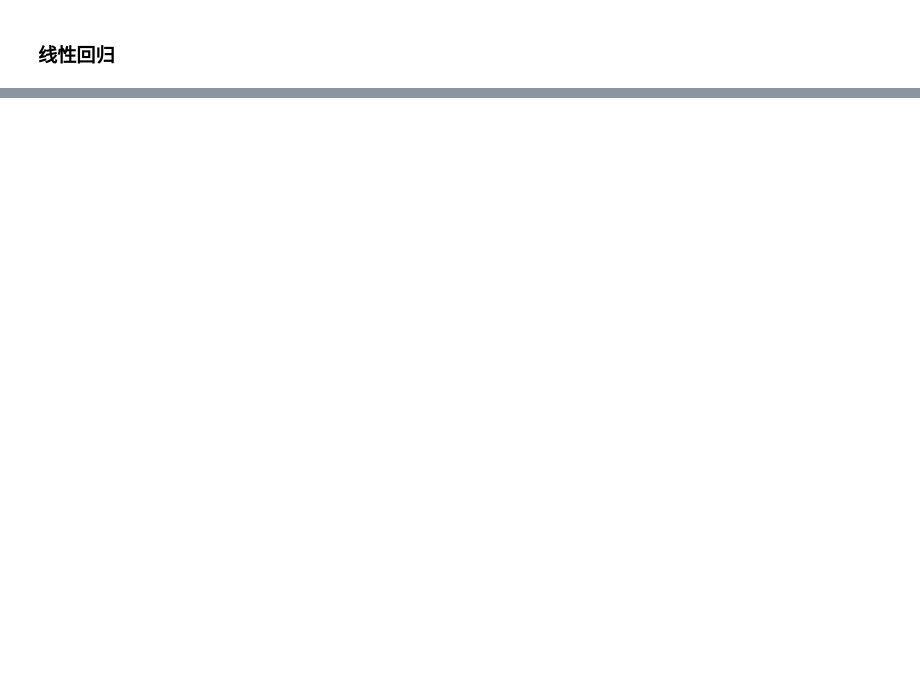
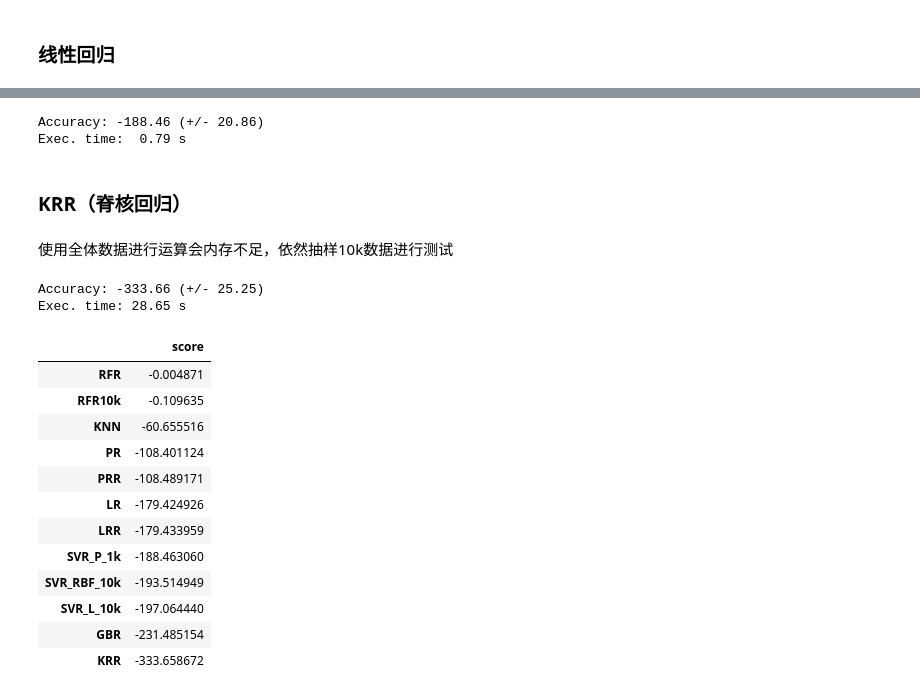
Before and after one commit to aoba98/bishe, a Jupyter notebook: 美国小麦.ipynb, the cells around one changed output, grey strips where cells are left out. Saved outputs shown, nothing was run; the diff lists cells and outputs as text; code cells hidden in the pictures; blank space fills up the shorter version.

```diff
--- a/美国小麦.ipynb
+++ b/美国小麦.ipynb
@@ -716,0 +850,55 @@ ValueError: Input contains NaN, infinity or a value too large for dtype('float64
+# %%
+# 进一步缩减到1k
+idx = np.random.choice(len(X_train), size=1000, replace=False)
+X_train_part = X_train.iloc[idx]
+y_train_part = y_train.iloc[idx]
+now = time.time()
+est = SVR(kernel='poly', C=1e3, degree=2)
+scores = cross_val_score(est, X_train_part, y_train_part, cv=kf, scoring=cv_scoring)
+print("Accuracy: %0.2f (+/- %0.2f)" % (scores.mean(), scores.std() * 2))
+after = time.time()
+print('Exec. time: {:5.2f} s'.format(after-now))
+score_all['SVR_P_1k'] = scores.mean()
+# %% [output]
+Accuracy: -188.46 (+/- 20.86)
+Exec. time:  0.79 s
+# %% [markdown]
+### KRR（脊核回归）
+# %% [markdown]
+使用全体数据进行运算会内存不足，依然抽样10k数据进行测试
+# %%
+idx = np.random.choice(len(X_train), size=10000, replace=False)
+X_train_part = X_train.iloc[idx]
+y_train_part = y_train.iloc[idx]
+#
+from sklearn.kernel_ridge import KernelRidge
+now = time.time()
+est = KernelRidge(kernel='rbf', gamma=0.1)
+scores = cross_val_score(est, X_train_part, y_train_part, cv=kf, scoring=cv_scoring)
+print("Accuracy: %0.2f (+/- %0.2f)" % (scores.mean(), scores.std() * 2))
+after = time.time()
+print('Exec. time: {:5.2f} s'.format(after-now))
+score_all['KRR'] = scores.mean()
+# %% [output]
+Accuracy: -333.66 (+/- 25.25)
+Exec. time: 28.65 s
+# %%
+score_all = pd.DataFrame({"score": score_all})
+# %%
+score_all = score_all.sort_values('score', ascending=False)
+# %%
+score_all
+# %% [output]
+|  | score |
+| RFR | -0.004871 |
+| RFR10k | -0.109635 |
+| KNN | -60.655516 |
+| PR | -108.401124 |
+| PRR | -108.489171 |
+| LR | -179.424926 |
+| LRR | -179.433959 |
+| SVR_P_1k | -188.463060 |
+| SVR_RBF_10k | -193.514949 |
+| SVR_L_10k | -197.064440 |
+| GBR | -231.485154 |
+| KRR | -333.658672 |
```
Also changed, not shown: parts of 31 cells of this notebook.
